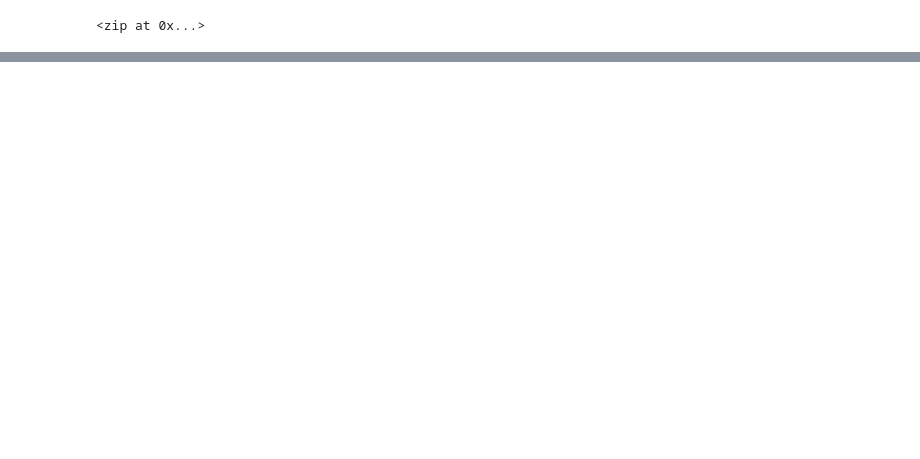
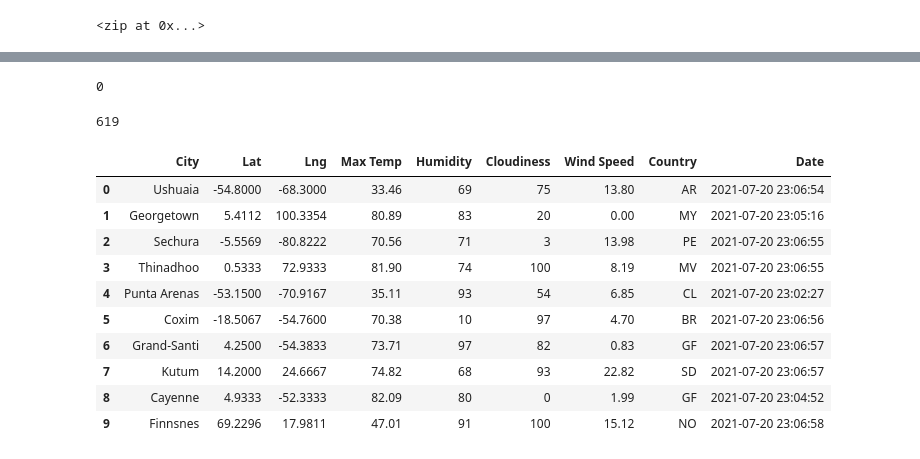
Before and after one commit to jmcdowell127/World_Weather_Analysis, a Jupyter notebook: WeatherPy.ipynb, the cells around one changed output, grey strips where cells are left out. Drawn from its saved outputs; the diff is of its cells as text; code cells hidden in the pictures; blank space fills up the shorter version.

Commit message:
added a city_data dataframe

```diff
--- a/WeatherPy.ipynb
+++ b/WeatherPy.ipynb
@@ -61,0 +72,4 @@ len(cities)
+# %%
+# Starting URL for Weather Map API Call.
+url = "http://api.openweathermap.org/data/2.5/weather?units=Imperial&APPID=" + weather_api_key
+print(url)
@@ -61,0 +78,4 @@ len(cities)
+# %%
+# Create an endpoint URL for a city
+city_url = url + "&q=" + "Boston"
+print(city_url)
@@ -61,0 +189,8 @@ len(cities)
+# %%
+len(city_data)
+# %% [output]
+0
+# %%
+len(cities)
+# %% [output]
+619
@@ -61,0 +199,16 @@ len(cities)
+# %%
+# Convert the array of dictionaries to a Pandas DataFrame
+city_data_df = pd.DataFrame(city_data)
+city_data_df.head(10)
+# %% [output]
+|  | City | Lat | Lng | Max Temp | Humidity | Cloudiness | Wind Speed | Country | Date |
+| 0 | Ushuaia | -54.8000 | -68.3000 | 33.46 | 69 | 75 | 13.80 | AR | 2021-07-20 23:06:54 |
+| 1 | Georgetown | 5.4112 | 100.3354 | 80.89 | 83 | 20 | 0.00 | MY | 2021-07-20 23:05:16 |
+| 2 | Sechura | -5.5569 | -80.8222 | 70.56 | 71 | 3 | 13.98 | PE | 2021-07-20 23:06:55 |
+| 3 | Thinadhoo | 0.5333 | 72.9333 | 81.90 | 74 | 100 | 8.19 | MV | 2021-07-20 23:06:55 |
+| 4 | Punta Arenas | -53.1500 | -70.9167 | 35.11 | 93 | 54 | 6.85 | CL | 2021-07-20 23:02:27 |
+| 5 | Coxim | -18.5067 | -54.7600 | 70.38 | 10 | 97 | 4.70 | BR | 2021-07-20 23:06:56 |
+| 6 | Grand-Santi | 4.2500 | -54.3833 | 73.71 | 97 | 82 | 0.83 | GF | 2021-07-20 23:06:57 |
+| 7 | Kutum | 14.2000 | 24.6667 | 74.82 | 68 | 93 | 22.82 | SD | 2021-07-20 23:06:57 |
+| 8 | Cayenne | 4.9333 | -52.3333 | 82.09 | 80 | 0 | 1.99 | GF | 2021-07-20 23:04:52 |
+| 9 | Finnsnes | 69.2296 | 17.9811 | 47.01 | 91 | 100 | 15.12 | NO | 2021-07-20 23:06:58 |
```
Also changed, not shown: parts of 11 cells of this notebook, 3 other files.
